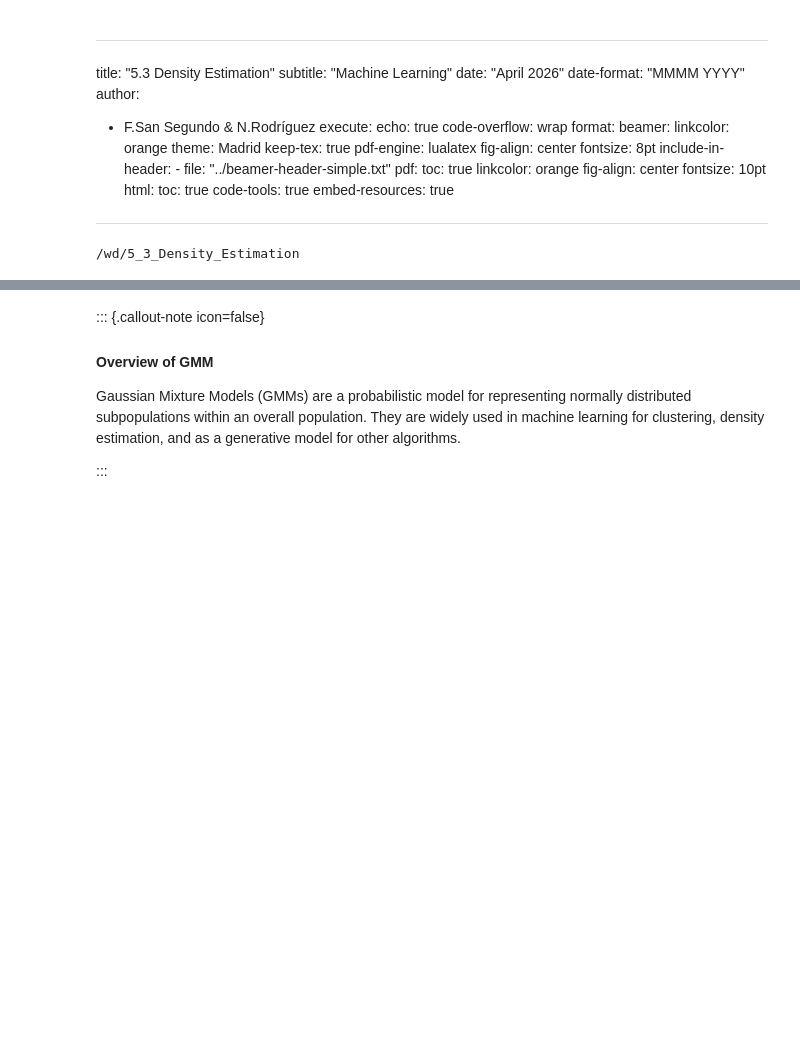
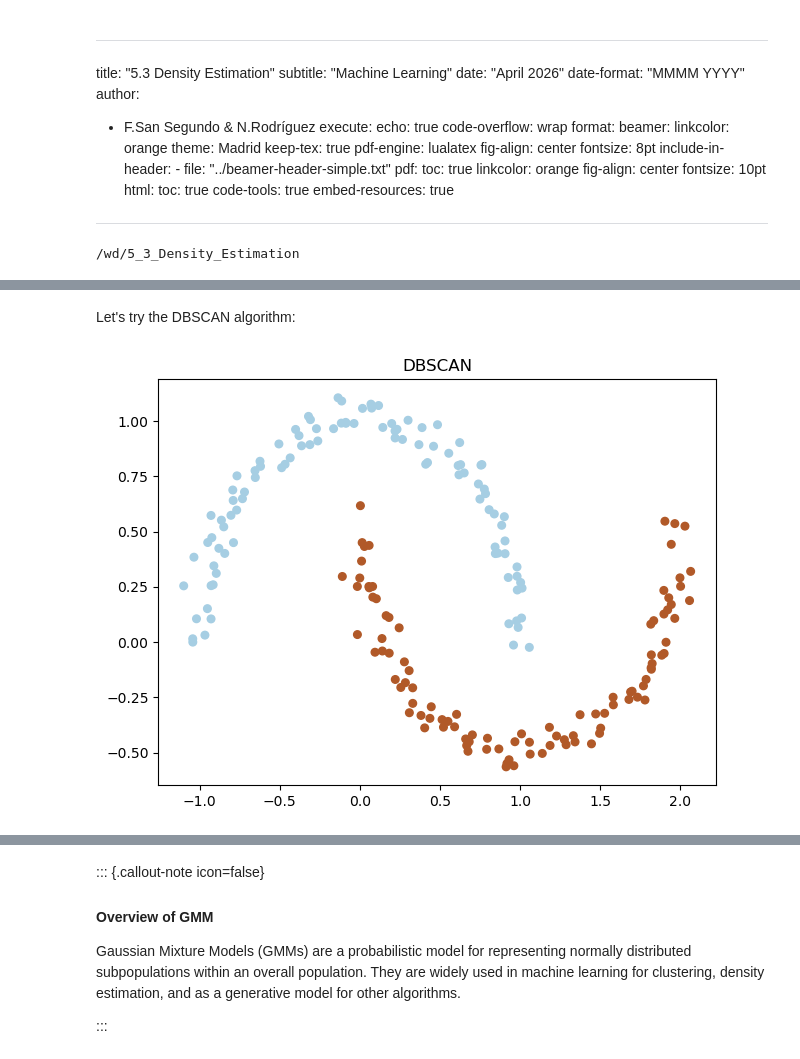
Before and after one commit to ML-MIC/MLMIIN, a Jupyter notebook: 5_3_Density_Estimation/T_5_3_DE.ipynb, the cells around one changed output, grey strips where cells are left out. Saved outputs shown, nothing was run; the diff lists cells and outputs as text; code cells hidden in the pictures; blank space fills up the shorter version.

```diff
--- a/5_3_Density_Estimation/T_5_3_DE.ipynb
+++ b/5_3_Density_Estimation/T_5_3_DE.ipynb
@@ -35,0 +105,13 @@ format:
+# %% [markdown]
+Let's try the DBSCAN algorithm:
+# %%
+from sklearn.cluster import DBSCAN
+
+db = DBSCAN(eps=0.2, min_samples=5, metric='euclidean')
+y_pred = db.fit_predict(X)
+plt.scatter(X[:, 0], X[:, 1], c=y_pred, s=30, cmap=plt.cm.Paired)
+plt.title("DBSCAN")
+plt.tight_layout()
+plt.show()
+# %% [output]
+[figure, added]
```
Also changed, not shown: parts of 21 cells of this notebook.
